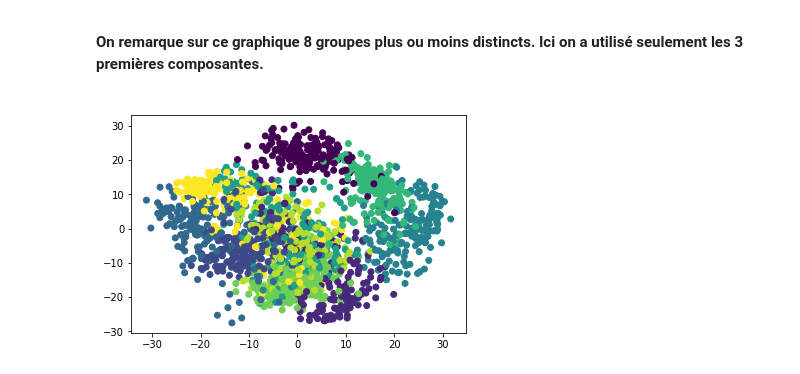
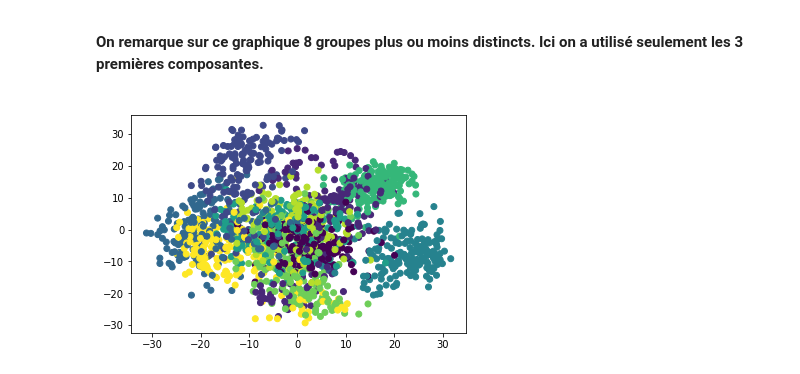
Before and after one commit to MadDoxXimba/projetEntrepot, a Jupyter notebook: NotebookVal.ipynb, the cells around one changed output. Drawn from its saved outputs; the diff is of its cells as text; code cells hidden in the pictures.

```diff
--- a/NotebookVal.ipynb
+++ b/NotebookVal.ipynb
@@ -99,9 +101,3 @@ plt.show()
 On remarque sur ce graphique 8 groupes plus ou moins distincts.
 Ici on a utilisé seulement les 3 premières composantes.
 </p></strong>
-# %%
-target_name=[0,1,2,3,4,5,6,7,8,9,10,11,12,13,14,15,16,17,18]
-plt.scatter(C[:,0], C[:,1], c=y, label=target_name)
-plt.show()
-# %% [output]
-[figure, removed]
@@ -114,0 +104,8 @@ principalComponents = pca.fit_transform(P_list)
+# %%
+pca1_3 = PCA(n_components = 3)
+D = pca1_3.fit(X).transform(X)
+target_name=[0,1,2]
+plt.scatter(D[:,0], D[:,2], c=y, label=target_name)
+plt.show()
+# %% [output]
+[figure, added]
```
Also changed, not shown: parts of 4 cells of this notebook.
